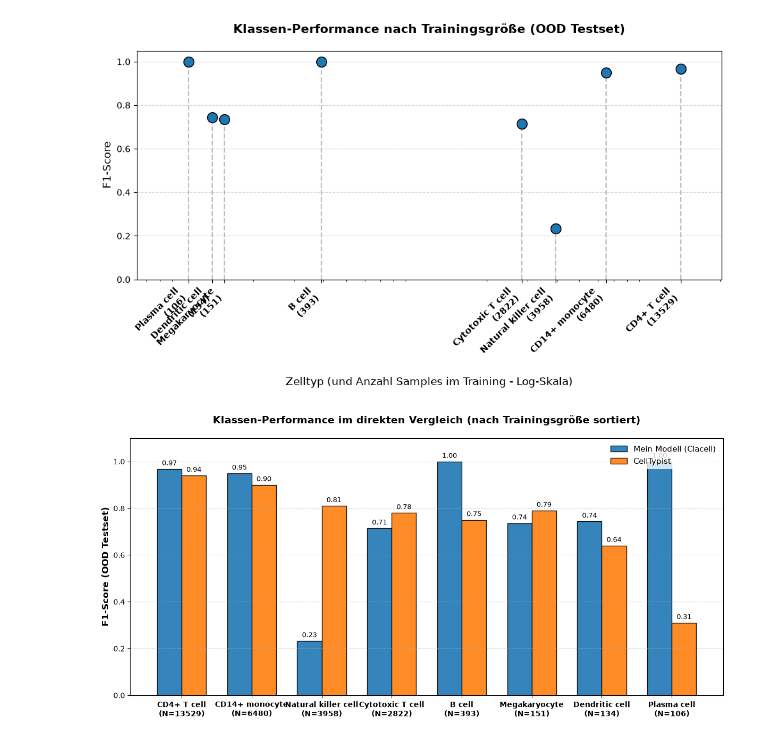
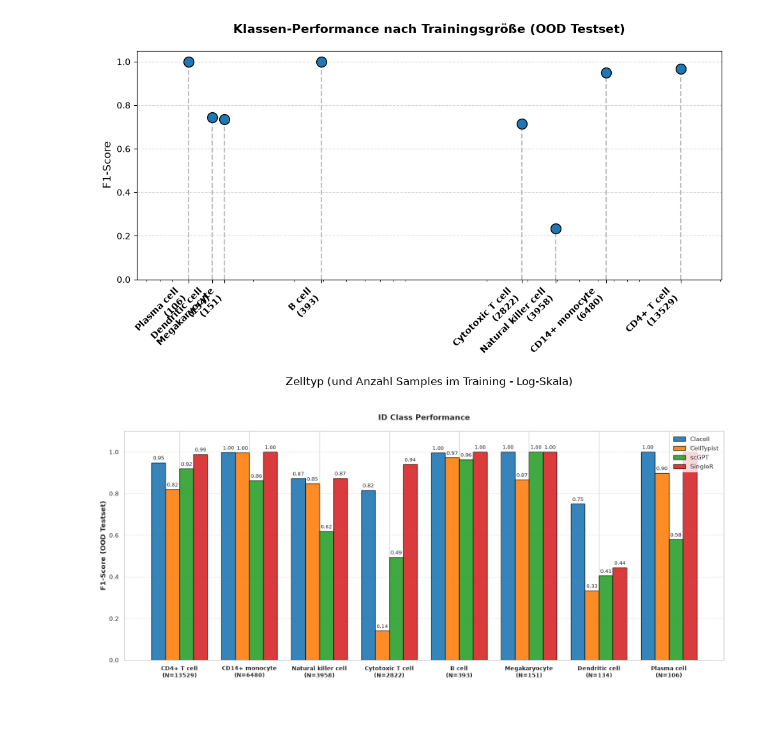
Before and after one commit to Boolean-true/CLACELL, a Jupyter notebook: evaluation/plot_robustness_results.ipynb, the cells around one changed output. Saved outputs shown, nothing was run; the diff lists cells and outputs as text; code cells hidden in the pictures; blank space fills up the shorter version.

Commit message:
add more results and diagrams

```diff
--- a/evaluation/plot_robustness_results.ipynb
+++ b/evaluation/plot_robustness_results.ipynb
@@ -215,43 +577,50 @@ import numpy as np
 
 cell_types = ['CD4+ T cell', 'CD14+ monocyte', 'Natural killer cell', 'Cytotoxic T cell', 'B cell', 'Megakaryocyte', 'Dendritic cell', 'Plasma cell']
 support_train = [13529, 6480, 3958, 2822, 393, 151, 134, 106]
-f1_scores = [0.9676, 0.9492, 0.2325, 0.714, 0.9992, 0.7362, 0.7435, 1.0]
+#f1_scores = [0.9676, 0.9492, 0.2325, 0.714, 0.9992, 0.7362, 0.7435, 1.0] #TODO
+f1_scores = [0.9483, 0.9972, 0.8721, 0.8162, 0.9958, 1.0, 0.75, 1.0]
 
-f1_celltypist_mock  = [0.94, 0.90, 0.81, 0.78, 0.75, 0.79, 0.64, 0.31]
+f1_celltypist  = [0.82, 0.9963, 0.8472, 0.1402, 0.972, 0.866, 0.3333, 0.8986]
+f1_scGPT  = [0.9192, 0.862, 0.6184, 0.4943, 0.9624, 1.0, 0.405, 0.5792]
+f1_SingleR  = [0.9884, 0.9992, 0.8732, 0.9397, 1.0, 1.0, 0.4444, 1.0]
 
 x_labels = [f"{cell}\n(N={sup})" for cell, sup in zip(cell_types, support_train)]
 
 x = np.arange(len(cell_types))
-width = 0.35
+width = 0.2
 
-fig, ax = plt.subplots(figsize=(12, 6))
+fig, ax = plt.subplots(figsize=(16, 7))
 
-rects1 = ax.bar(x - width/2, f1_scores, width, label='Mein Modell (Clacell)', color='#1f77b4', edgecolor='black', alpha=0.9)
-rects2 = ax.bar(x + width/2, f1_celltypist_mock, width, label='CellTypist', color='#ff7f0e', edgecolor='black', alpha=0.9)
+rects1 = ax.bar(x - 1.5*width, f1_scores, width, label='Clacell', color='#1f77b4', edgecolor='black', alpha=0.9)
+rects2 = ax.bar(x - 0.5*width, f1_celltypist, width, label='CellTypist', color='#ff7f0e', edgecolor='black', alpha=0.9)
+rects3 = ax.bar(x + 0.5*width, f1_scGPT, width, label='scGPT', color='#2ca02c', edgecolor='black', alpha=0.9)
+rects4 = ax.bar(x + 1.5*width, f1_SingleR, width, label='SingleR', color='#d62728', edgecolor='black', alpha=0.9)
 
 ax.set_ylabel('F1-Score (OOD Testset)', fontsize=12, weight='bold')
-ax.set_title('Klassen-Performance im direkten Vergleich (nach Trainingsgröße sortiert)', fontsize=14, pad=20, weight='bold')
+ax.set_title('ID Class Performance', fontsize=14, pad=20, weight='bold')
 ax.set_xticks(x)
 ax.set_xticklabels(x_labels, fontsize=10, weight='bold')
 ax.set_ylim(0, 1.1)
 
 ax.grid(axis='y', linestyle='--', alpha=0.5)
 
 ax.legend(loc='upper right', fontsize=11, frameon=True, facecolor='white', edgecolor='none')
 
 def autolabel(rects):
     for rect in rects:
         height = rect.get_height()
         ax.annotate(f'{height:.2f}',
                     xy=(rect.get_x() + rect.get_width() / 2, height),
                     xytext=(0, 3),
                     textcoords="offset points",
                     ha='center', va='bottom', fontsize=9)
 
 autolabel(rects1)
 autolabel(rects2)
+autolabel(rects3)
+autolabel(rects4)
 
 plt.tight_layout()
 plt.show()
 # %% [output]
-[figure, old version]
+[figure, new version]
```
Also changed, not shown: parts of 16 cells of this notebook, 29 other files.
